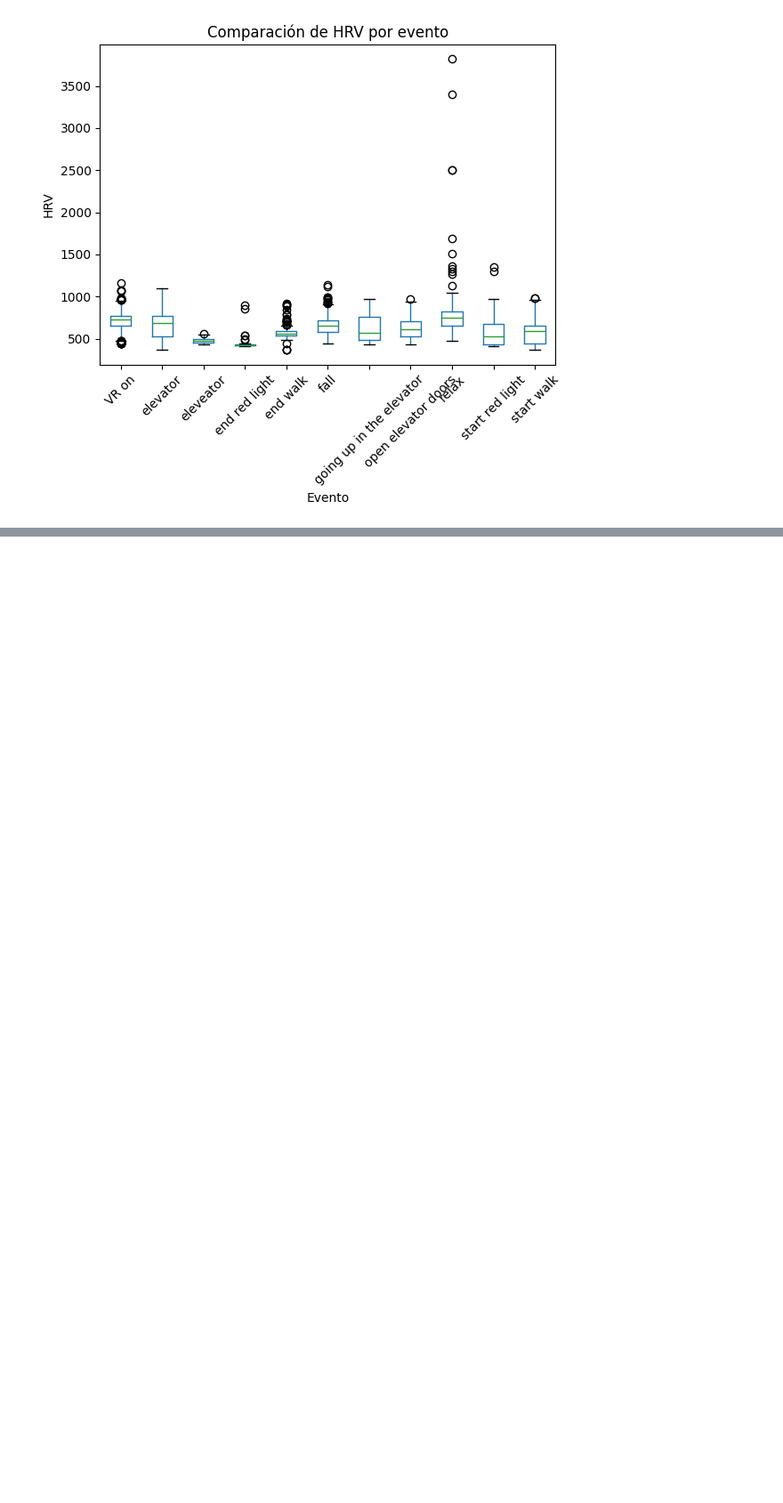
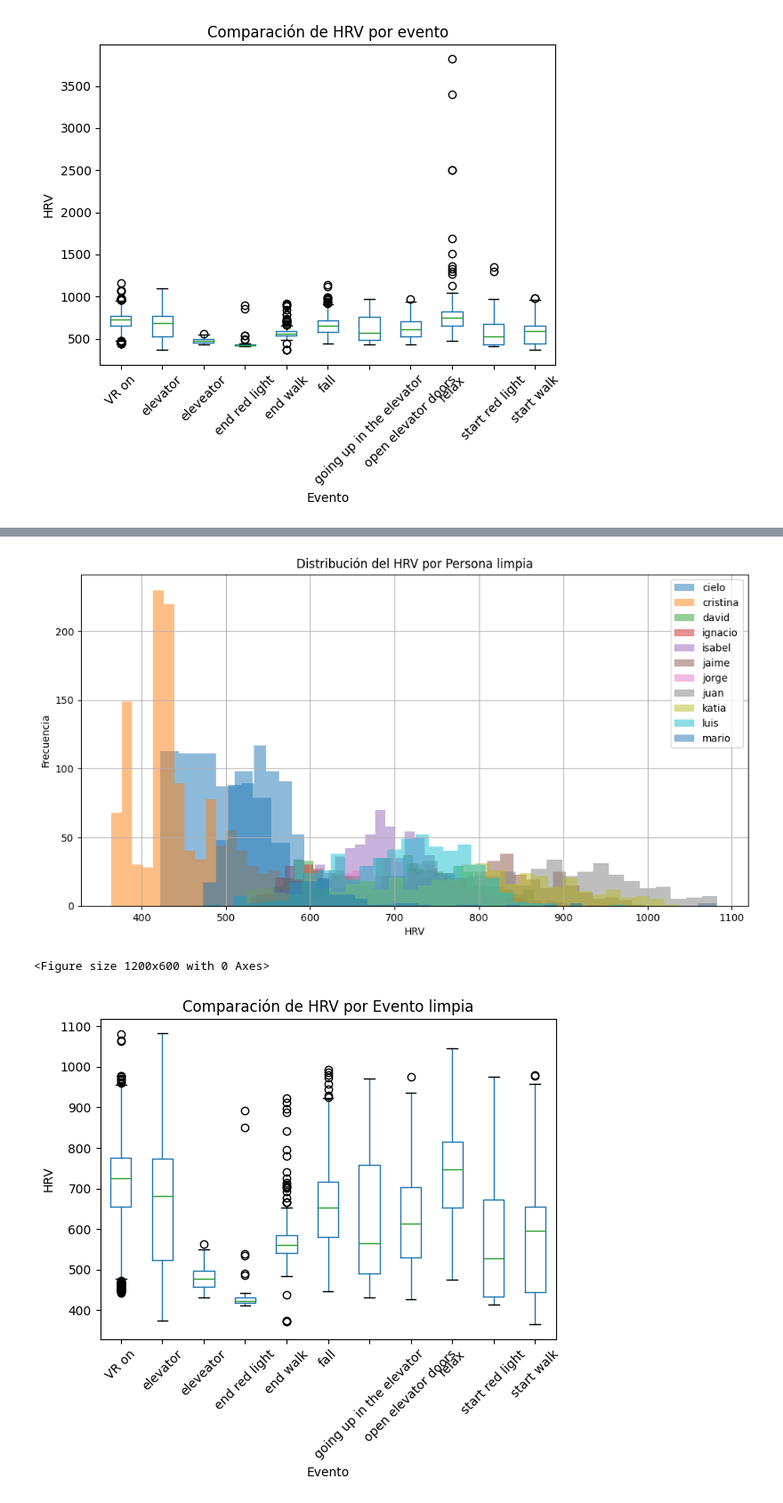
Before and after one commit to mlizarraga-21/CSDI2025, a Jupyter notebook: Practicas/P4/P4-2.ipynb, the cells around one changed output, grey strips where cells are left out. Shown at 89% size. Cells and saved outputs as stored; diff of their text form; code cells hidden in the pictures; blank space fills up the shorter version.

```diff
--- a/Practicas/P4/P4-2.ipynb
+++ b/Practicas/P4/P4-2.ipynb
@@ -232,0 +222,74 @@ Datos guardados en hrv_por_nivel_miedo.csv
+# %%
+# Función para remover outliers usando IQR
+def remove_outliers_iqr(df, column):
+    """Elimina outliers de un DataFrame basado en el rango intercuartil (IQR)."""
+    Q1 = df[column].quantile(0.25)
+    Q3 = df[column].quantile(0.75)
+    IQR = Q3 - Q1
+    lower_bound = Q1 - 1.5 * IQR
+    upper_bound = Q3 + 1.5 * IQR
+    return df[(df[column] >= lower_bound) & (df[column] <= upper_bound)]
+
+# Función para graficar histogramas del HRV por persona sin outliers
+def plot_hrv_histograms_by_person(events_df, bins=30):
+    """
+    Genera histogramas del HRV para cada persona, eliminando outliers con IQR.
+    """
+    persons_df = events_df.explode("HRV_Muestras")  # Expandir la lista de muestras
+    persons_df["HRV_Muestras"] = pd.to_numeric(persons_df["HRV_Muestras"], errors='coerce')  # Asegurar tipo numérico
+
+    # Eliminar outliers
+    persons_df = remove_outliers_iqr(persons_df, "HRV_Muestras")
+
+    unique_persons = sorted(persons_df["Nombre"].unique())
+
+    plt.figure(figsize=(12, 6))
+
+    for person in unique_persons:
+        subset = persons_df[persons_df["Nombre"] == person]["HRV_Muestras"].dropna()
+        plt.hist(subset, bins=bins, alpha=0.5, label=person)
+
+    plt.title("Distribución del HRV por Persona limpia")
+    plt.xlabel("HRV")
+    plt.ylabel("Frecuencia")
+    plt.legend()
+    plt.grid()
+    plt.show()
+
+# Función para graficar boxplot de HRV por evento sin outliers
+def plot_hrv_boxplot_by_event(events_df):
+    """
+    Genera un boxplot de HRV por evento eliminando outliers con IQR.
+    """
+    expanded_rows = []
+    for _, row in events_df.iterrows():
+        for hrv_value in row["HRV_Muestras"]:
+            expanded_rows.append({
+                "Nombre": row["Nombre"],
+                "Evento": row["Evento"],
+                "HRV": hrv_value
+            })
+
+    expanded_df = pd.DataFrame(expanded_rows)
+    expanded_df = remove_outliers_iqr(expanded_df, "HRV")  # Eliminar outliers
+
+    # Crear un boxplot comparando HRV en los distintos eventos
+    plt.figure(figsize=(12, 6))
+    expanded_df.boxplot(column="HRV", by="Evento", grid=False)
+    plt.title("Comparación de HRV por Evento limpia")
+    plt.suptitle("")
+    plt.xlabel("Evento")
+    plt.ylabel("HRV")
+    plt.xticks(rotation=45)
+    plt.show()
+
+# Llamar a las funciones si hay datos disponibles
+if not events_df.empty:
+    plot_hrv_histograms_by_person(events_df)
+    plot_hrv_boxplot_by_event(events_df)
+else:
+    print("No hay datos de HRV disponibles para graficar.")
+# %% [output]
+[figure, added]
+<Figure size 1200x600 with 0 Axes>
+[figure, added]
```
Also changed, not shown: parts of 20 cells of this notebook.
